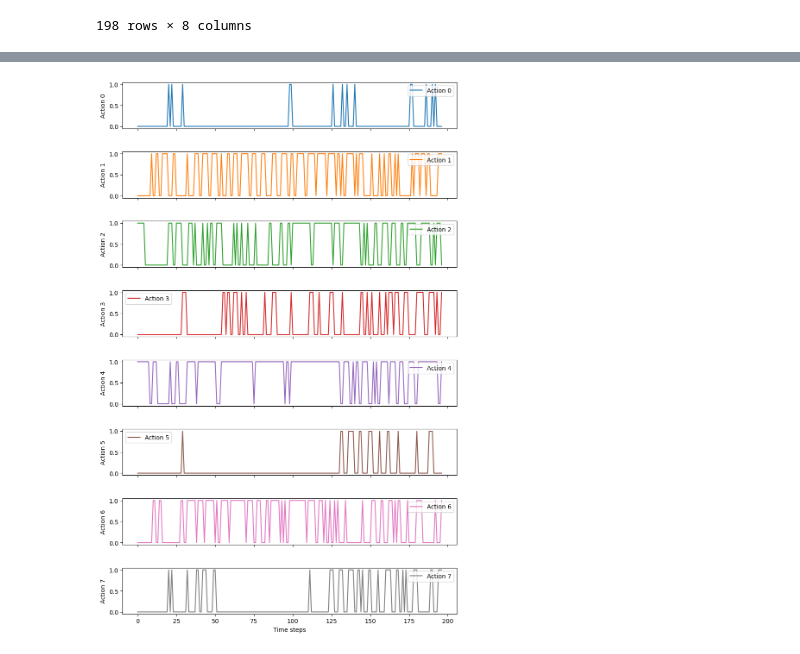
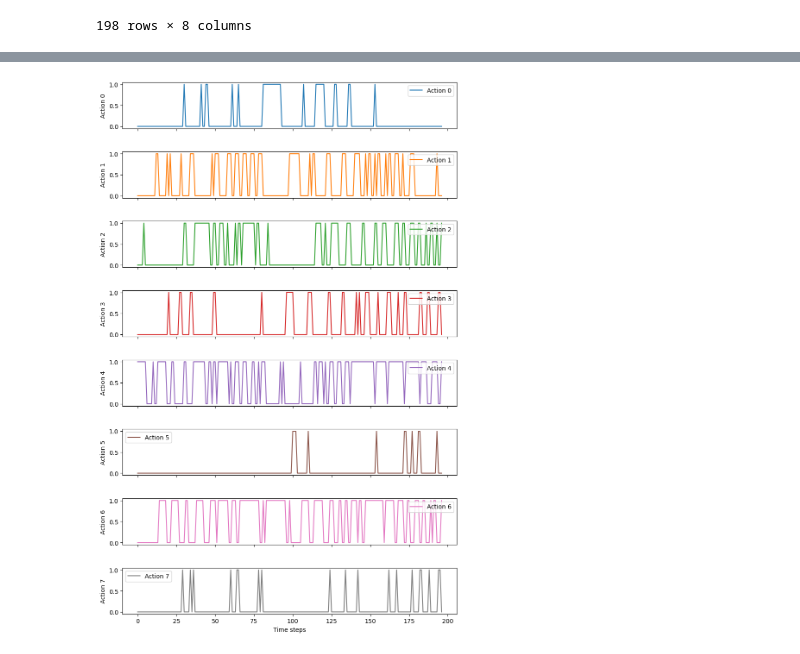
Before and after one commit to elharirymatteo/RANS, a Jupyter notebook: omniisaacgymenvs/utils/icra24_RT_plots.ipynb, the cells around one changed output, grey strips where cells are left out. Drawn from its saved outputs; the diff is of its cells as text; code cells hidden in the pictures.

Commit message:
- last plots for paper

```diff
--- a/omniisaacgymenvs/utils/icra24_RT_plots.ipynb
+++ b/omniisaacgymenvs/utils/icra24_RT_plots.ipynb
@@ -145,8 +145,8 @@ def plot_distance_and_heading_videos(state_history: np.ndarray, tgrid: np.ndarra
 # Example usage
 state_history = np.random.rand(100, 8)  # Replace with actual state history data
 tgrid = np.arange(len(all_RL_obs[0]))  # Replace with actual time grid data
-save_dir = 'path_to_save_directory'  # Replace with the desired save directory
+save_dir = 'path_to_save_directory/pose2'  # Replace with the desired save directory
 fps = 10  # Frames per second for the videos
 
-plot_distance_and_heading_videos(all_RL_obs[0], tgrid, save_dir, fps)
+plot_distance_and_heading_videos(all_RL_obs[2], tgrid, save_dir, fps)
 # %% [output]
@@ -180,33 +183,33 @@ def plot_binarized_actions(df: pd.DataFrame, save_dir: str, fps: int = 10):
     # Function to update the plot for each frame
     def update(frame):
         for i in range(num_actions):
             lines[i].set_data(df.index[:frame], df[df.columns[i]][:frame])
             axes[i].relim()
             axes[i].autoscale_view()
         plt.xlabel('Time steps')
         return lines
 
     # Create the animation
     ani = FuncAnimation(fig, update, frames=len(df), blit=True)
 
     # Save the animation as an MP4 video
     video_filename = os.path.join(save_dir, 'binarized_actions_video.mp4')
     ani.save(video_filename, writer='ffmpeg', fps=fps)
 
     plt.show()
 
 # Example usage
 # Assuming all_RL_actions[0] is the DataFrame containing binarized actions
 # Replace with your actual DataFrame
 #all_RL_actions = [pd.DataFrame(np.random.randint(2, size=(100, 8)), columns=range(8))]
 
 # Replace 'path_to_save_directory' with the desired save directory
-save_dir = 'path_to_save_directory'
+save_dir = 'path_to_save_directory/pose2'
 
 # Frames per second for the video
 fps = 10
 
 # Plot the binarized actions and save as a video
-plot_binarized_actions(all_RL_actions[0], save_dir, fps)
+plot_binarized_actions(all_RL_actions[1], save_dir, fps)
 # %% [output]
-[figure, old version]
+[figure, new version]
```
Also changed, not shown: parts of 1 cell of this notebook, 1 other file.
